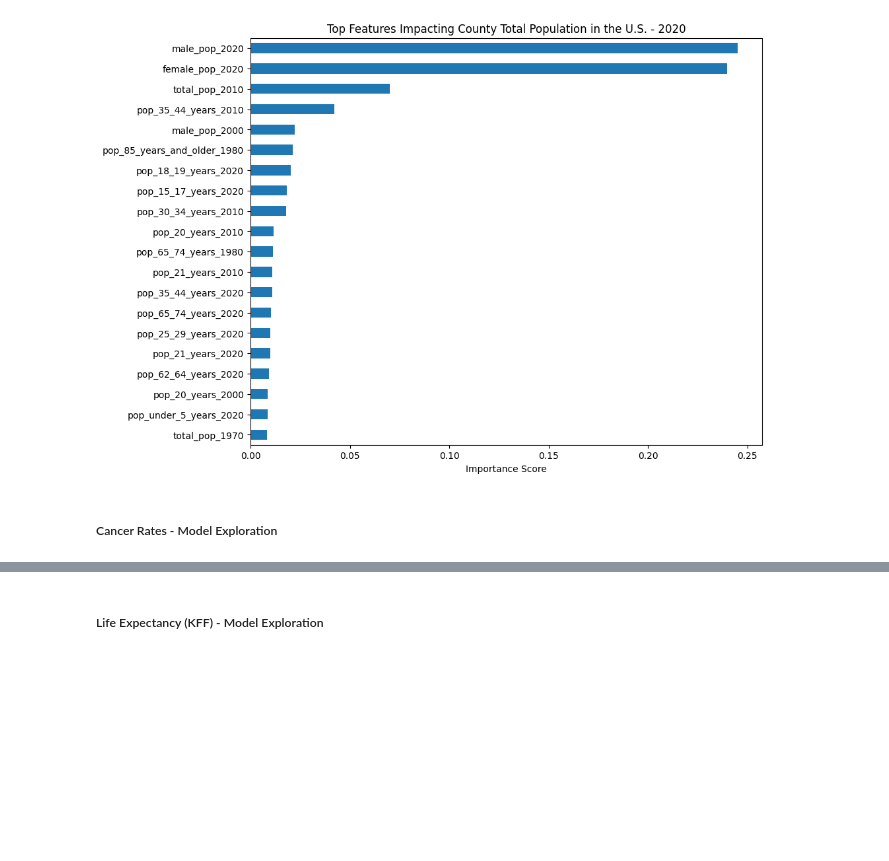
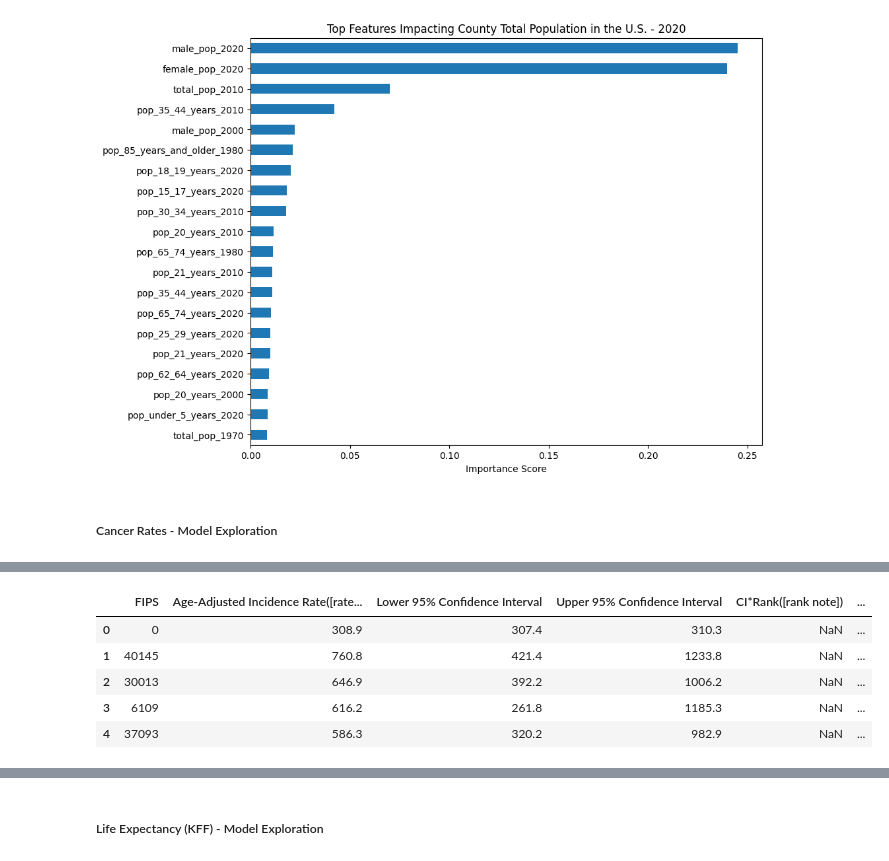
Before and after one commit to aidandig/DX699-ModB2, a Jupyter notebook: Homework/OMDS-ModB2-Week11-DiGregorio-Aidan.ipynb, the cells around one changed output, grey strips where cells are left out. Cells and saved outputs as stored; diff of their text form; code cells hidden in the pictures; blank space fills up the shorter version.

```diff
--- a/Homework/OMDS-ModB2-Week11-DiGregorio-Aidan.ipynb
+++ b/Homework/OMDS-ModB2-Week11-DiGregorio-Aidan.ipynb
@@ -757,3 +757,17 @@ cancer_rates.head()
 | 2 | Montana | Cascade | 30013 | Urban | Female | Asian | 646.9 | ... |
 | 3 | California | Tuolumne | 6109 | Rural | Female | Asian | 616.2 | ... |
 | 4 | North Carolina | Hoke | 37093 | Urban | Female | Asian | 586.3 | ... |
+# %%
+# Encode the categorical features
+
+cancer_rates_cat_cols = cancer_rates[cancer_rates.columns].select_dtypes(exclude="number")
+cancer_rates_cat_cols_list = cancer_rates_cat_cols.columns.tolist()
+# %%
+cancer_rates_encoded = pd.get_dummies(cancer_rates, columns=cancer_rates_cat_cols_list, drop_first=True)
+
+encoder = OneHotEncoder(sparse_output=False)
+one_hot_encoded = encoder.fit_transform(cancer_rates[cancer_rates_cat_cols_list])
+one_hot_df = pd.DataFrame(one_hot_encoded, columns=encoder.get_feature_names_out(cancer_rates_cat_cols_list), index=cancer_rates.index)
+df_sklearn_encoded = pd.concat([cancer_rates.drop(cancer_rates_cat_cols_list, axis=1), one_hot_df], axis=1)
+
+print(f"One-Hot Encoded Data using Scikit-Learn:\n{df_sklearn_encoded}\n")
@@ -759,0 +792,10 @@ cancer_rates.head()
+# %%
+cancer_rates_OHE = cancer_rates_encoded.copy()
+cancer_rates_OHE.head()
+# %% [output]
+|  | FIPS | Age-Adjusted Incidence Rate([rate... | Lower 95% Confidence Interval | Upper 95% Confidence Interval | CI*Rank([rank note]) | ... |
+| 0 | 0 | 308.9 | 307.4 | 310.3 | NaN | ... |
+| 1 | 40145 | 760.8 | 421.4 | 1233.8 | NaN | ... |
+| 2 | 30013 | 646.9 | 392.2 | 1006.2 | NaN | ... |
+| 3 | 6109 | 616.2 | 261.8 | 1185.3 | NaN | ... |
+| 4 | 37093 | 586.3 | 320.2 | 982.9 | NaN | ... |
```
Also changed, not shown: parts of 12 cells of this notebook.
